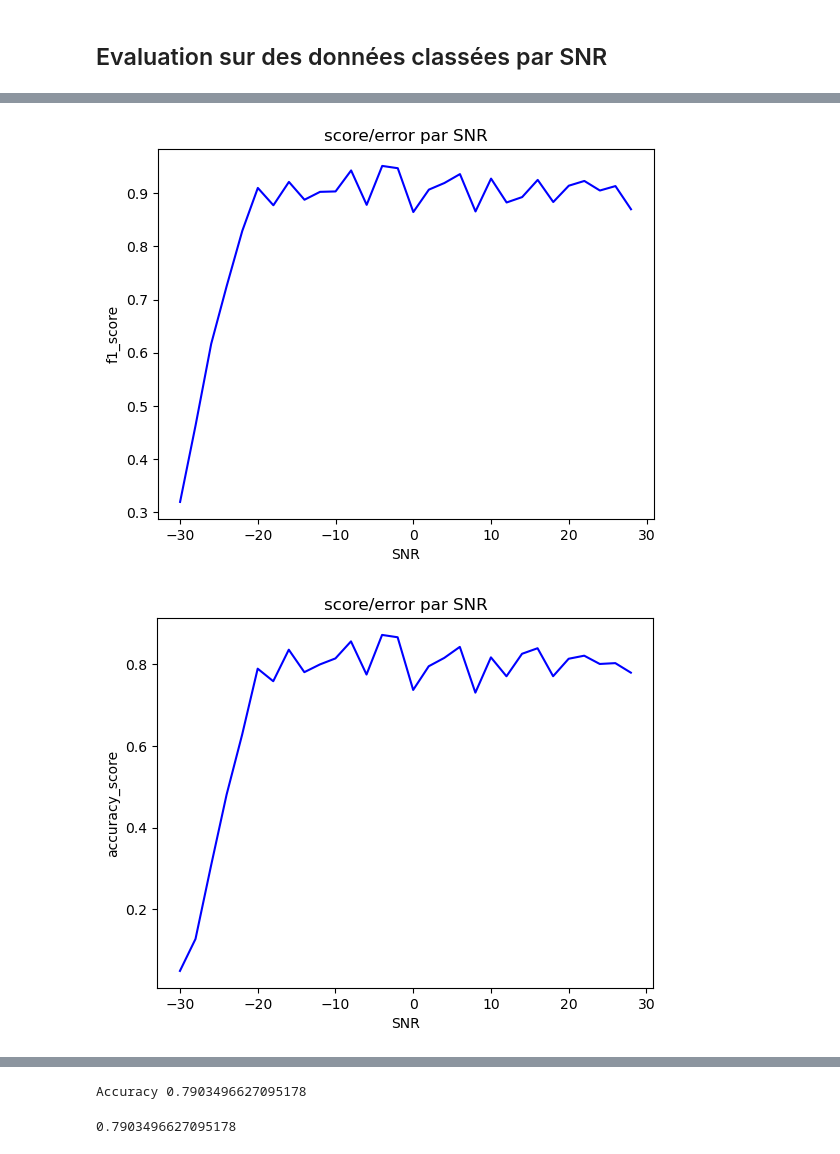
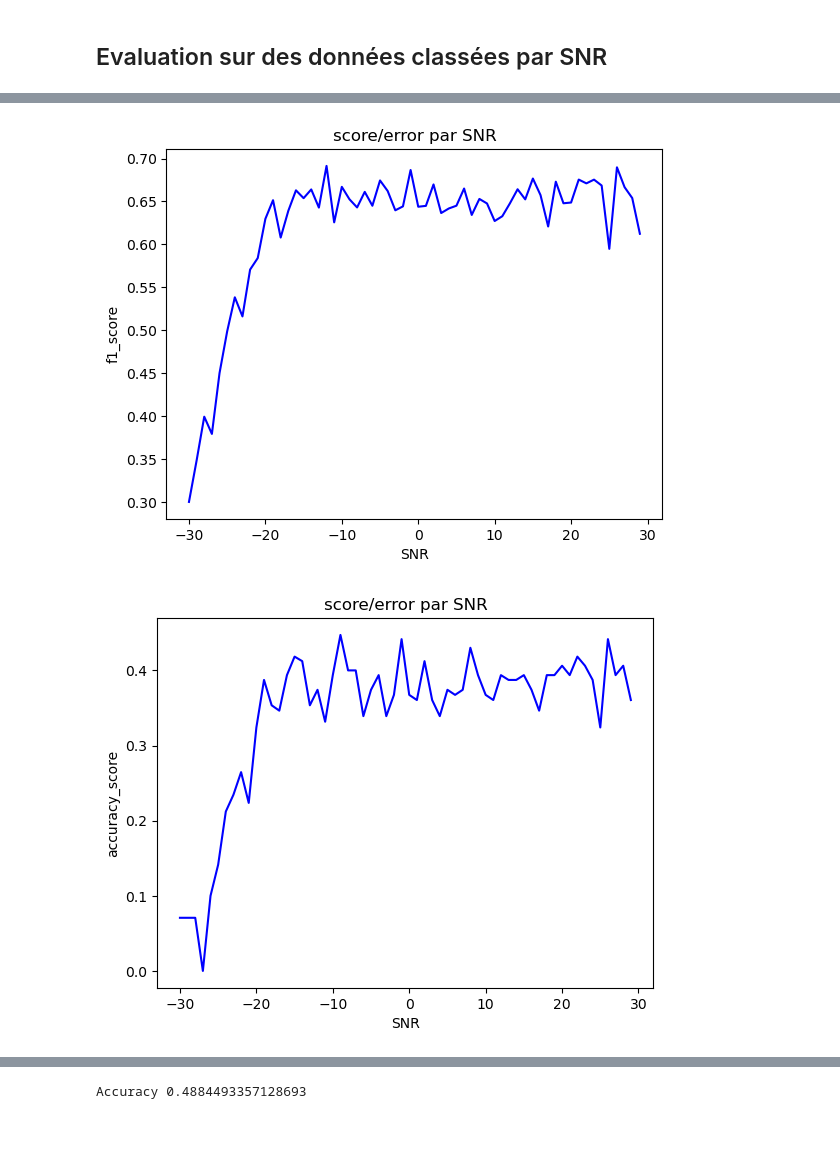
Before and after one commit to Littleyns/ProjetRadarIA, a Jupyter notebook: MainRadar.ipynb, the cells around one changed output, grey strips where cells are left out. Drawn from its saved outputs; the diff is of its cells as text; code cells hidden in the pictures.

```diff
--- a/MainRadar.ipynb
+++ b/MainRadar.ipynb
@@ -33,8 +32,10 @@ radar_dataset.y_test.shape
 # %% [markdown]
 # Chargement de différents modèles
 # %%
-basicCNNModel = BasicCNNModel()
-basicCNNModel.load("CNNzarrouk_bcross_b50_e30_sigmoid_adam")
+import keras
+docuCNNModel = DocuCNNModel()
+keras.utils.get_custom_objects()['custom_loss'] = docuCNNModel.Trainer.custom_loss
+docuCNNModel.load("CNN_final_docu4",custom_loss=True)
 
 #basicAutoEncoder = BasicAutoEncoder()
 #basicAutoEncoder.load("basicAutoEncoder")
@@ -83,11 +96,12 @@ polynomialRegressor.evaluate(radar_dataset.X_test,radar_dataset.y_test)
 ## Evaluation sur des données classées par SNR
 # %%
 from sklearn.metrics import f1_score
-data_loader2 = DataLoader.DataLoader("./Data/Dataset_X4184_SNR-3030.csv","./Data/Dataset_y4184_SNR-3030.csv")
+data_loader2 = DataLoader.DataLoader("./Data/Dataset_X7461_3-2S_30-30.csv","./Data/Dataset_y7461_3-2S_30-30.csv")
 data2, labels2 = data_loader2.load_data()
-radar_dataset2 = RadarDataSet.RadarDataSet(data2,labels2,0.4, StandardScaler(),appended_snr=True)
-radar_dataset2.X = data_to_complex(radar_dataset2.X)# pour concatener reel et imaginaire
-threshold = 0.45
-y_predicted2 = basicCNNModel.model.predict(radar_dataset2.X)
+radar_dataset2 = RadarDataSet.RealImaginaryXDataSet(data2,labels2,0.4, StandardScaler(),appended_snr=True)
+threshold = 0.4
+#articleCNN2D = ArticleProfCNN2D()
+#articleCNN2D.load("CNN2D_article_Rxx_r_i")
+y_predicted2 = docuCNNModel.model.predict(radar_dataset2.X)
 y_predicted_binary2 = (y_predicted2> threshold).astype(int)
 # %% [output]
@@ -95,8 +109,12 @@ y_predicted_binary2 = (y_predicted2> threshold).astype(int)
 # %%
 ErrorOfSNRPlot().evaluate(radar_dataset2.snr_y, radar_dataset2.y, y_predicted_binary2)
 ErrorOfSNRPlot().evaluate(radar_dataset2.snr_y, radar_dataset2.y, y_predicted_binary2, errorFunc="accuracy_score")
 ErrorOfSNRPlot().evaluate(radar_dataset2.snr_y, radar_dataset2.y, y_predicted_binary2, errorFunc="roc_auc_score")
 Accuracy().evaluate(radar_dataset2.y, y_predicted_binary2)
+randomTestIndex = random.randint(0, len(radar_dataset2.y))
+PredictedStepPlot().evaluate(
+    radar_dataset2.y[randomTestIndex], y_predicted2[randomTestIndex], threshold = threshold
+)
 # %% [output]
-[figure, old version]
+[figure, new version]
-[figure, old version]
+[figure, new version]
@@ -104,2 +122 @@ Accuracy().evaluate(radar_dataset2.y, y_predicted_binary2)
-Accuracy 0.7903496627095178
+Accuracy 0.4884493357128693
-0.7903496627095178
```
Also changed, not shown: parts of 23 cells of this notebook, 23 other files.
